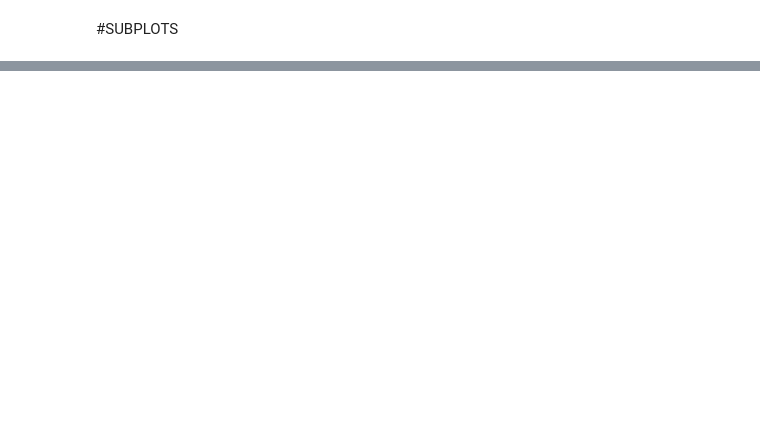
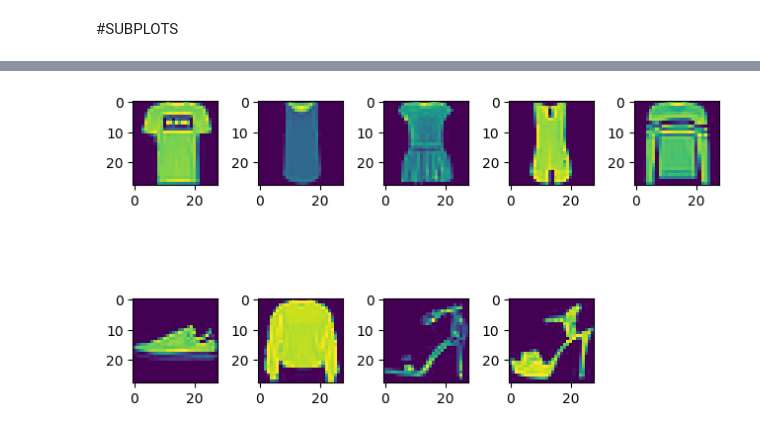
Before and after one commit to PranjalDby/MachineLearningAndAI, a Jupyter notebook: deep_learning_tf/Machine_LearningFundamentals/data_visualization/data_vis.ipynb, the cells around one changed output, grey strips where cells are left out. Saved outputs shown, nothing was run; the diff lists cells and outputs as text; code cells hidden in the pictures; blank space fills up the shorter version.

```diff
--- a/deep_learning_tf/Machine_LearningFundamentals/data_visualization/data_vis.ipynb
+++ b/deep_learning_tf/Machine_LearningFundamentals/data_visualization/data_vis.ipynb
@@ -131,0 +166,14 @@ plt.show()
+# %%
+(X_train,y_train),(X_test,y_test) = fashion_mnist.load_data()
+# %%
+X_train.shape
+
+# taking look on 10 images
+for imgs in range(1,10):
+    plt.subplot(2,5,imgs)
+    plt.tight_layout(pad=0.7)
+    plt.imshow(X_train[imgs])
+
+plt.show()
+# %% [output]
+[figure, added]
```
Also changed, not shown: parts of 16 cells of this notebook, 2 other files.
